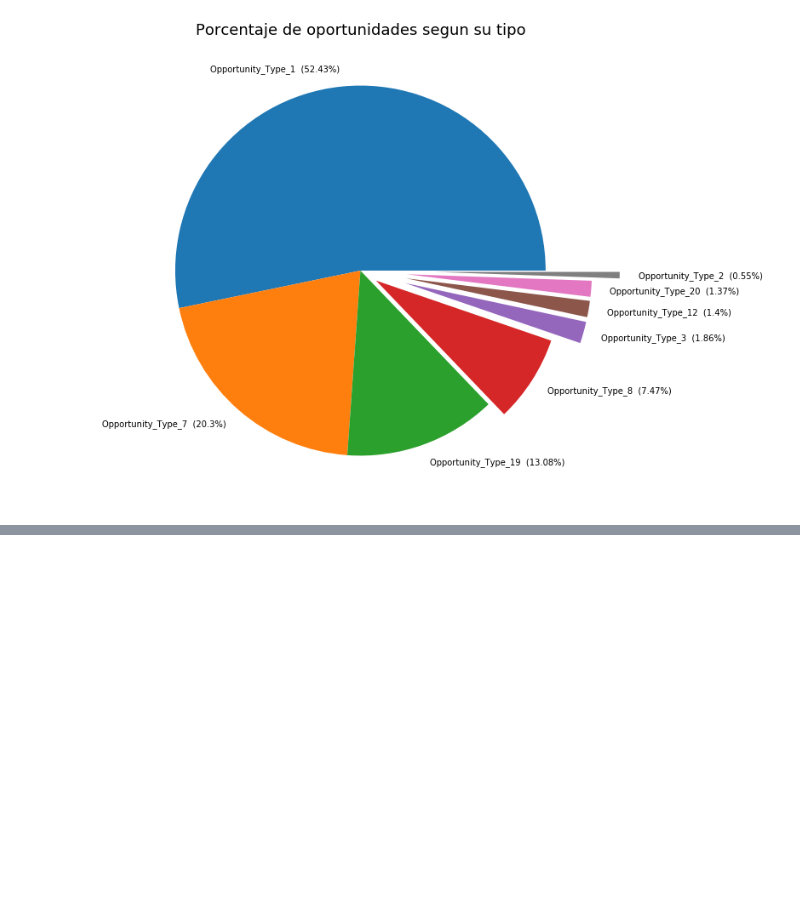
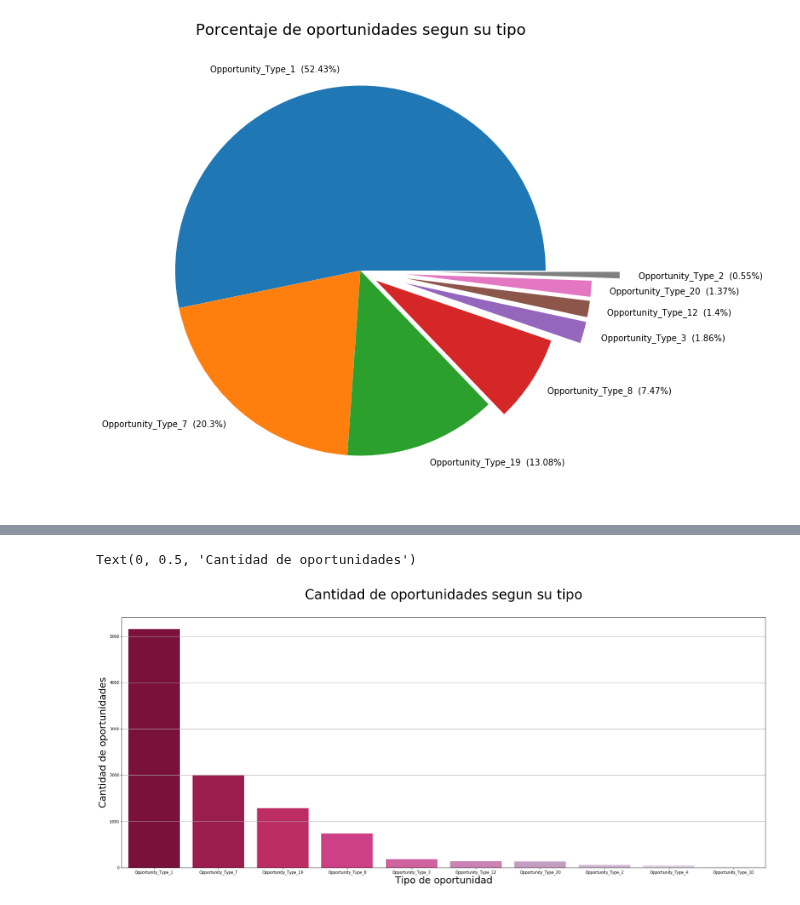
Before and after one commit to FernandoSinisi/Orga-Datos-2C-2020, a Jupyter notebook: TP1/vendedores_TP1.ipynb, the cells around one changed output, grey strips where cells are left out. Saved outputs shown, nothing was run; the diff lists cells and outputs as text; code cells hidden in the pictures; blank space fills up the shorter version.

```diff
--- a/TP1/vendedores_TP1.ipynb
+++ b/TP1/vendedores_TP1.ipynb
@@ -293,0 +294,12 @@ Text(0, 0.5, 'Cantidad de oportunidades (log)')
+# %%
+data_opp_type_show_bar = df_opp_type_show.round(2).nlargest(10,"Percentage")
+
+fig,ax=plt.subplots(figsize=(30,12))
+plt.grid(True)
+g = sns.barplot(ax=ax,data=data_opp_type_show_bar,x='Opportunity_Type',y='Count',palette='PuRd_r',alpha=1)
+g.set_title('Cantidad de oportunidades segun su tipo\n',size=35)
+g.set_xlabel('Tipo de oportunidad',size=25)
+g.set_ylabel('Cantidad de oportunidades',size=25)
+# %% [output]
+Text(0, 0.5, 'Cantidad de oportunidades')
+[figure, added]
```
Also changed, not shown: parts of 1 cell of this notebook, 6 other files.
